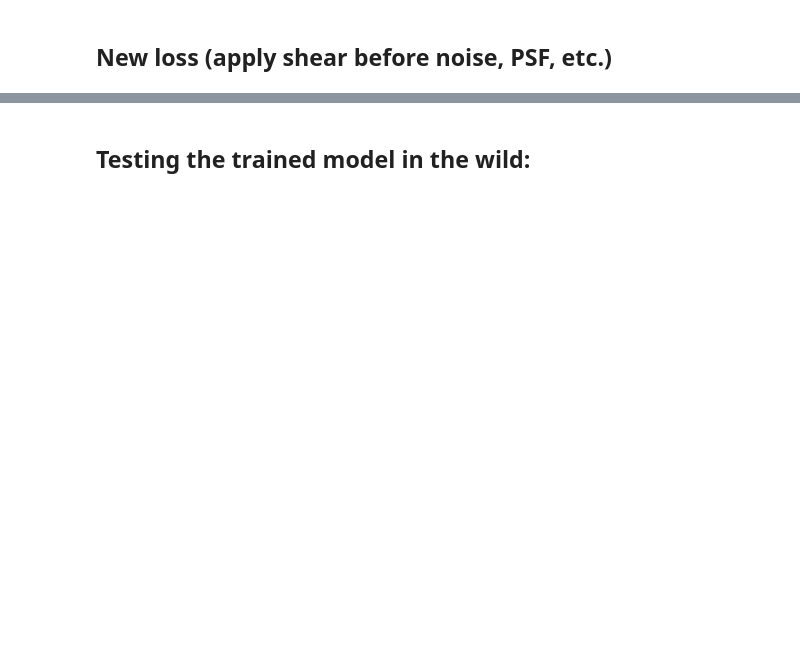
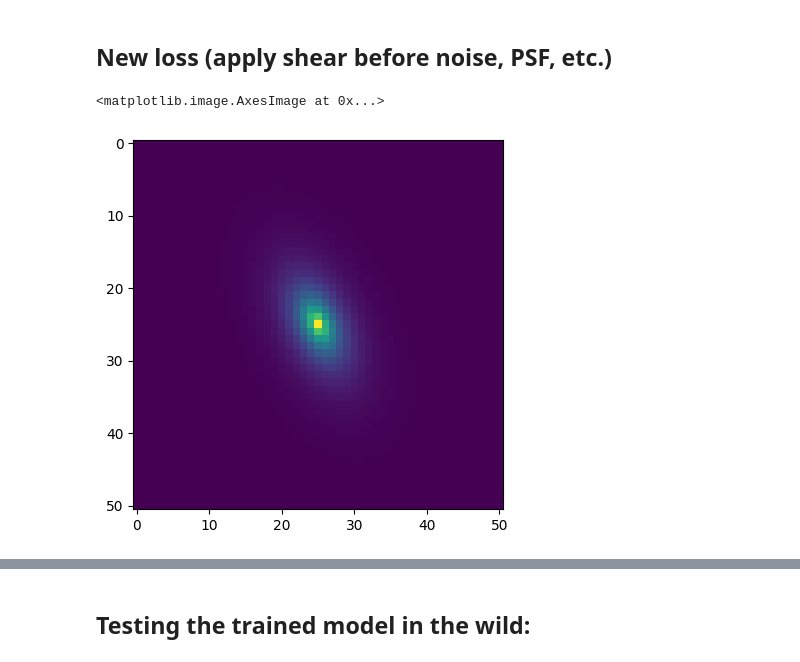
Before and after one commit to CosmoStat/LearnR, a Jupyter notebook: notebooks/RLoss_testing.ipynb, the cells around one changed output, grey strips where cells are left out. Drawn from its saved outputs; the diff is of its cells as text; code cells hidden in the pictures; blank space fills up the shorter version.

```diff
--- a/notebooks/RLoss_testing.ipynb
+++ b/notebooks/RLoss_testing.ipynb
@@ -371,0 +479,6 @@ batch.keys()
+# %%
+style.use('default')
+imshow(onebatch['gal_model'][0])
+# %% [output]
+<matplotlib.image.AxesImage at 0x...>
+[figure, added]
```
Also changed, not shown: parts of 30 cells of this notebook, 1 other file.
